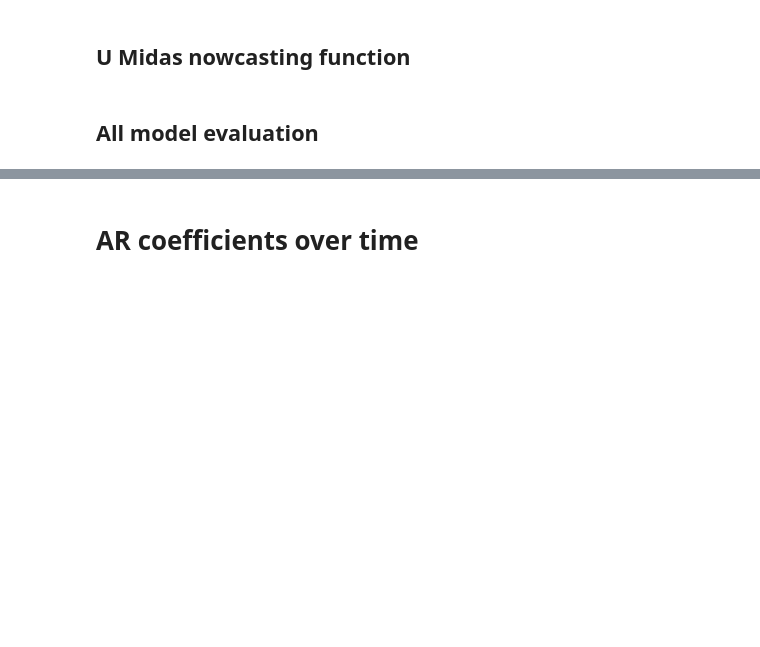
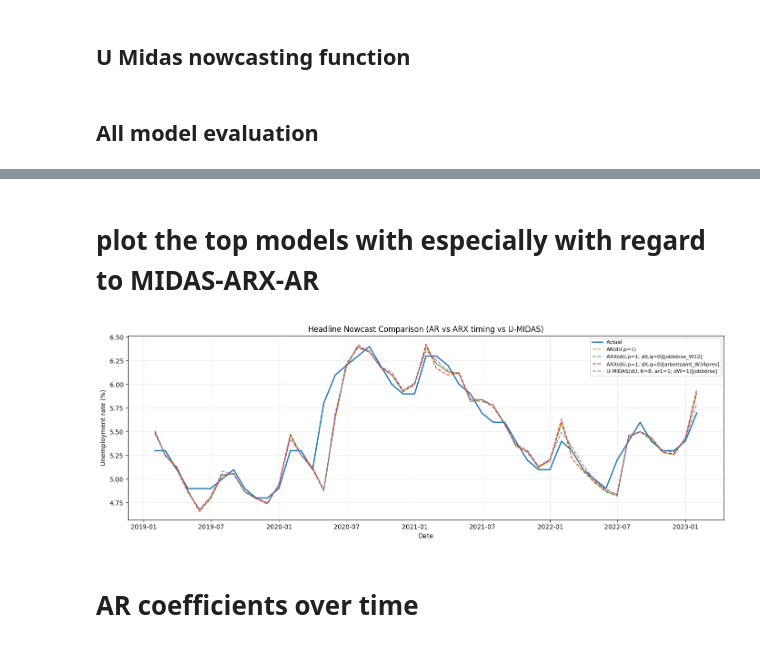
Before and after one commit to ungeralexan/seminar-econometrics, a Jupyter notebook: robustness/Unger_6946672.ipynb, the cells around one changed output, grey strips where cells are left out. Drawn from its saved outputs; the diff is of its cells as text; code cells hidden in the pictures; blank space fills up the shorter version.

```diff
--- a/robustness/Unger_6946672.ipynb
+++ b/robustness/Unger_6946672.ipynb
@@ -1628,3 +1668,57 @@ leaderboard.head(20)
+# %% [markdown]
+# plot the top models with especially with regard to MIDAS-ARX-AR
+# %%
+def plot_models(store: dict,
+                leaderboard: pd.DataFrame = None,
+                models: list = None,
+                top_k: int = 5,
+                title: str = None,
+                include_actual: bool = True):
+    """
+    If models is provided, plot exactly those model predictions.
+    Otherwise, plot top_k from leaderboard.
+    """
+
+    if models is None:
+        if leaderboard is None:
+            raise ValueError("Provide either `models` or `leaderboard`.")
+        models = leaderboard.head(top_k)["model"].tolist()
+
+    # Use act from the first listed model as the base index
+    base_act = store[models[0]]["act"]
+    df = pd.DataFrame(index=base_act.index)
+    if include_actual:
+        df["Actual"] = base_act
+
+    for m in models:
+        if m not in store:
+            raise KeyError(f"Model '{m}' not found in store keys.")
+        df[m] = store[m]["pred"].reindex(base_act.index)
+
+    plt.figure(figsize=(14, 5))
+    if include_actual:
+        plt.plot(df.index, df["Actual"], linewidth=2, label="Actual")
+
+    for m in models:
+        plt.plot(df.index, df[m], linestyle="--", label=m, alpha=0.85)
+
+    plt.title(title or "Nowcast Comparison")
+    plt.xlabel("Date"); plt.ylabel("Unemployment rate (%)")
+    plt.grid(True, alpha=0.3)
+    plt.legend(fontsize=8)
+    plt.tight_layout()
+    plt.show()
+
+
+headline_models = [
+    "AR(dU,p=1)",
+    "ARX(dU,p=1; dX,q=0)[jobbörse_W12]",
+    "ARX(dU,p=1; dX,q=0)[arbeitsamt_W34prev]",
+    "U-MIDAS(dU; K=8; ar1=1; dW=1)[jobbörse]"
+]
+plot_models(store, models=headline_models, title="Headline Nowcast Comparison (AR vs ARX timing vs U-MIDAS)")
+# %% [output]
+[figure, added]
 # %% [markdown]
 # AR coefficients over time
 # %%
```
Also changed, not shown: parts of 6 cells of this notebook.
